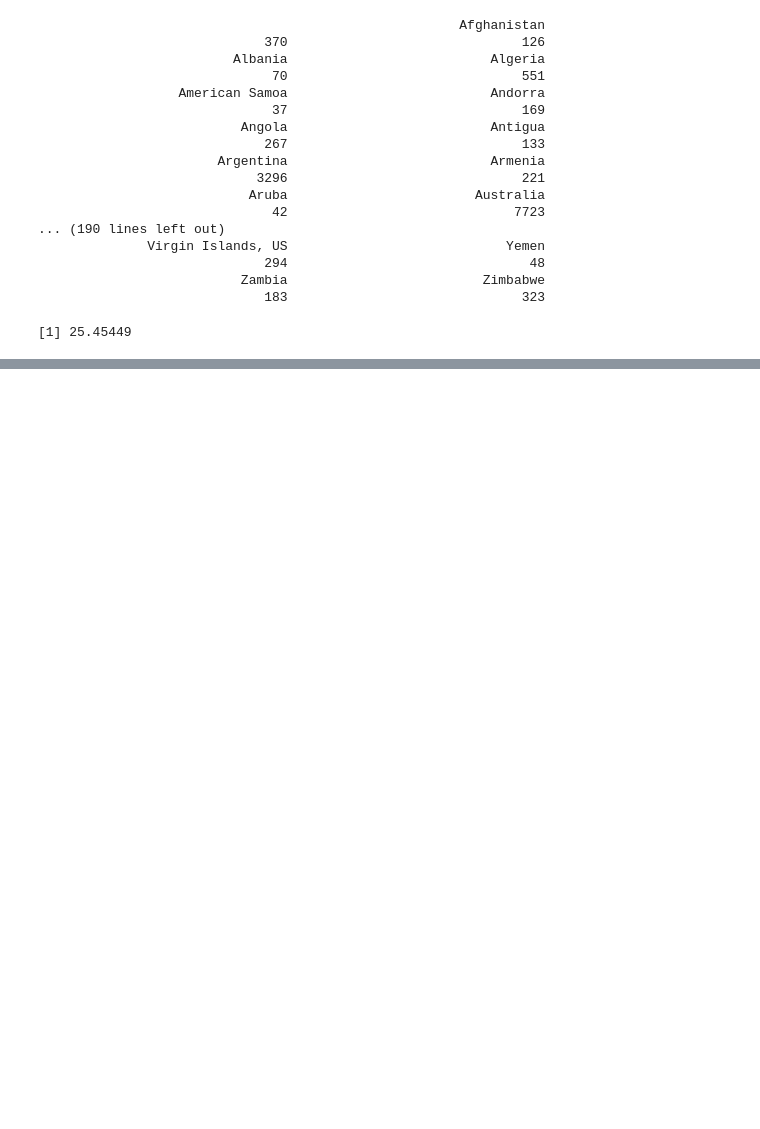
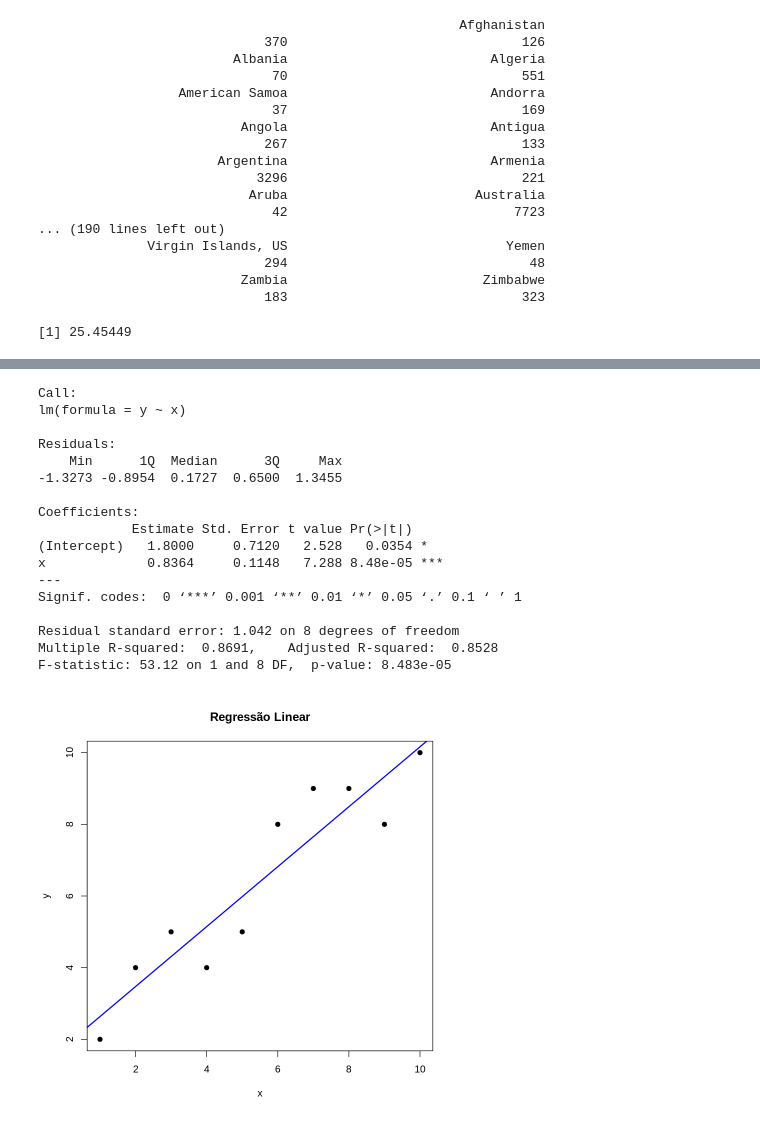
Before and after one commit to HolaSoyMath/DataScience-R-7Periodo, a Jupyter notebook: 1_Aula_em_R.ipynb, the cells around one changed output, grey strips where cells are left out. Drawn from its saved outputs; the diff is of its cells as text; code cells hidden in the pictures; blank space fills up the shorter version.

```diff
--- a/1_Aula_em_R.ipynb
+++ b/1_Aula_em_R.ipynb
@@ -242,0 +250,30 @@ media_coluna
+# %%
+##### Realizar Predição
+
+x <- c(1,2,3,4,5,6,7,8,9,10)
+y <- c(2,4,5,4,5,8,9,9,8,10)
+plot(x, y, main = "Regressão Linear", xlab = "x", ylab = "y", pch = 19)
+
+modelo <- lm(y ~ x) # Correlação entre Y e X, dentro da função "lm" (Linear Model)
+summary(modelo)
+
+abline(modelo, col = "blue", lwd = 2)
+# %% [output]
+Call:
+lm(formula = y ~ x)
+
+Residuals:
+    Min      1Q  Median      3Q     Max
+-1.3273 -0.8954  0.1727  0.6500  1.3455
+
+Coefficients:
+            Estimate Std. Error t value Pr(>|t|)
+(Intercept)   1.8000     0.7120   2.528   0.0354 *
+x             0.8364     0.1148   7.288 8.48e-05 ***
+---
+Signif. codes:  0 ‘***’ 0.001 ‘**’ 0.01 ‘*’ 0.05 ‘.’ 0.1 ‘ ’ 1
+
+Residual standard error: 1.042 on 8 degrees of freedom
+Multiple R-squared:  0.8691,    Adjusted R-squared:  0.8528
+F-statistic: 53.12 on 1 and 8 DF,  p-value: 8.483e-05
+[figure, added]
```
Also changed, not shown: parts of 4 cells of this notebook.
